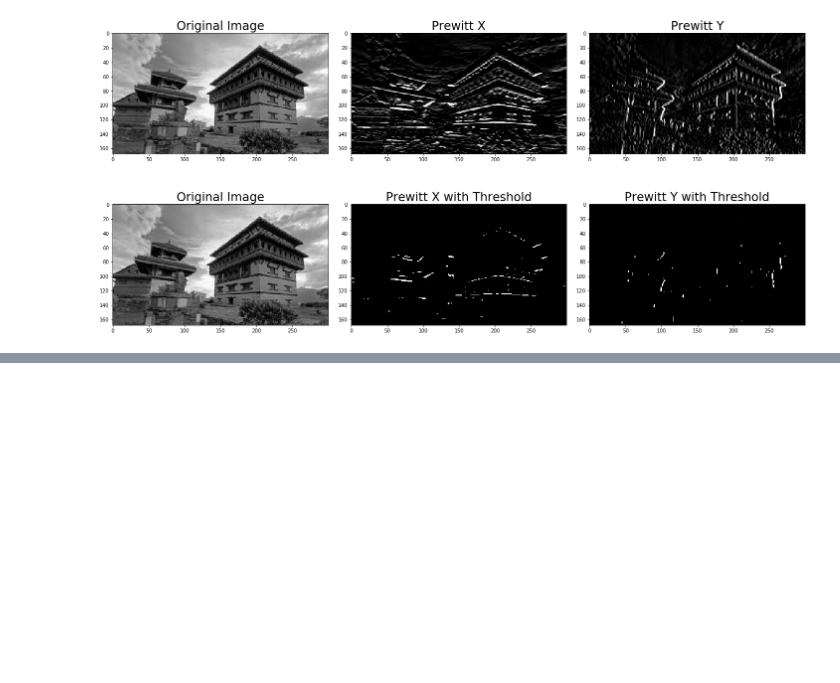
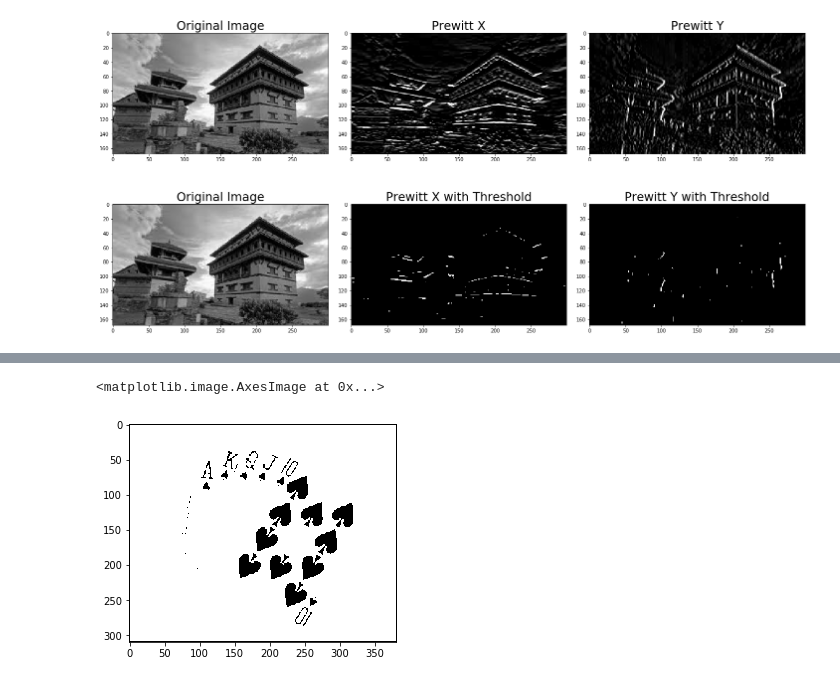
Before and after one commit to theonlyNischal/Image-Processing-and-Pattern-Recognition-Lab, a Jupyter notebook: Image Segmentation.ipynb, the cells around one changed output, grey strips where cells are left out. Cells and saved outputs as stored; diff of their text form; code cells hidden in the pictures; blank space fills up the shorter version.

```diff
--- a/Image Segmentation.ipynb
+++ b/Image Segmentation.ipynb
@@ -273,0 +319,9 @@ fig.tight_layout(w_pad=2)
+# %%
+card = cv.imread("assets/cards.png")
+card_gray = cv.cvtColor(card, cv.COLOR_BGR2GRAY)
+# %%
+retval, thresholded_card = cv.threshold(card_gray, 85, 255, cv.THRESH_BINARY)
+plt.imshow(thresholded_card, cmap="gray")
+# %% [output]
+<matplotlib.image.AxesImage at 0x...>
+[figure, added]
```
Also changed, not shown: parts of 8 cells of this notebook, 13 other files.
